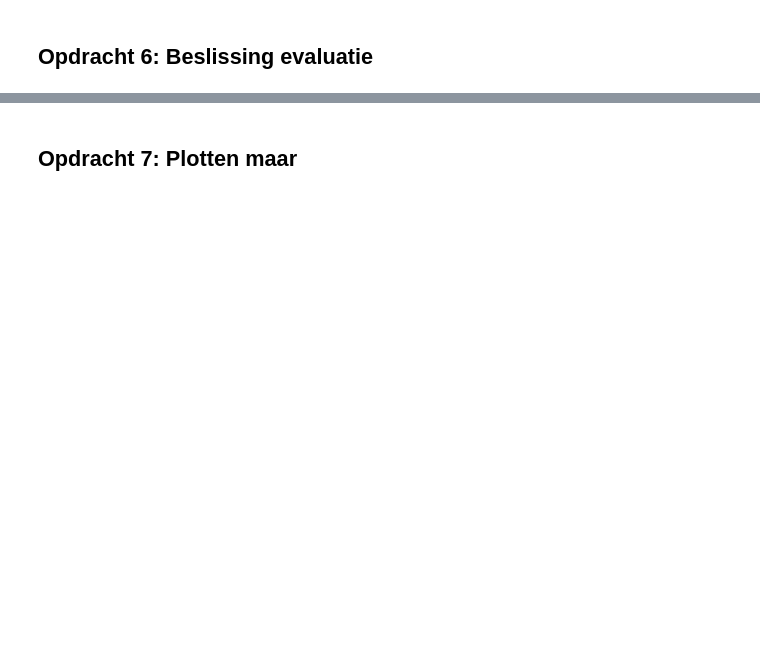
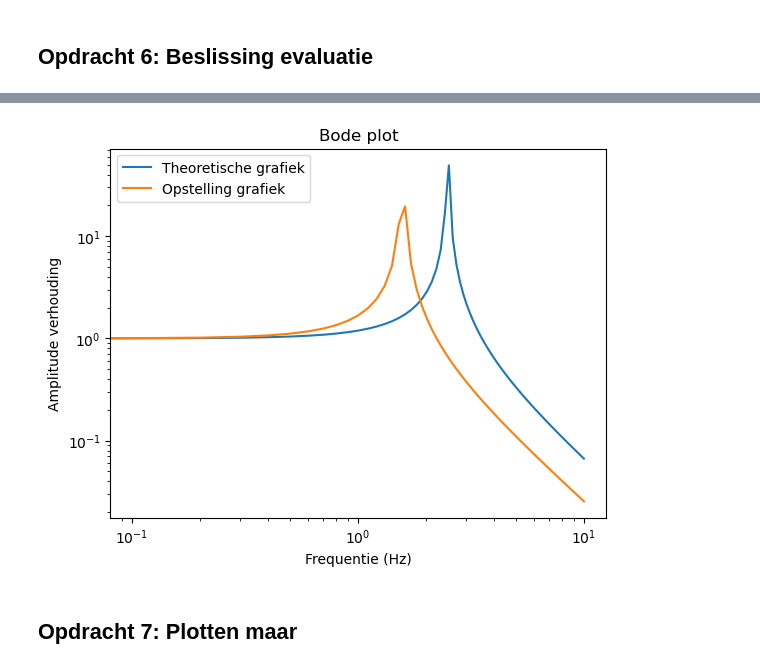
Before and after one commit to Tpalders/opdrachten-DEF-D, a Jupyter notebook: FysiekeOntwerpopdrachten/5MaakEenOpstellingTrillingsvrij/Ontwerpopdracht5MaakEenOpstellingTrillingsvrijInvulTemplate.ipynb, the cells around one changed output, grey strips where cells are left out. Cells and saved outputs as stored; diff of their text form; code cells hidden in the pictures; blank space fills up the shorter version.

```diff
--- a/FysiekeOntwerpopdrachten/5MaakEenOpstellingTrillingsvrij/Ontwerpopdracht5MaakEenOpstellingTrillingsvrijInvulTemplate.ipynb
+++ b/FysiekeOntwerpopdrachten/5MaakEenOpstellingTrillingsvrij/Ontwerpopdracht5MaakEenOpstellingTrillingsvrijInvulTemplate.ipynb
@@ -141,6 +142,21 @@ Deze grafiek heb je later weer nodig om je gemeten punten aan toe te voegen. Ga
 Als je hier negatief geantwoord hebt, kopieer onder deze cel dan alle cellen van Synthese tot en met Evaluation & decision en doorloop dat deel van het ontwerp proces nogmaals.
 # %%
 # Voeg hier je plot in.
+f = np.linspace(0,10,100)
+f_eigen2 = (1)/(2*np.pi) * np.sqrt(g/0.1)
+verhouding = np.abs(1/(1-(f/f_eigen)**2))
+verhouding_opstelling = np.abs(1/(1-(f/f_eigen2)**2))
+plt.plot(f,verhouding, label = "Theoretische grafiek")
+plt.plot(f,verhouding_opstelling, label = "Opstelling grafiek")
+plt.xscale("log")
+plt.yscale("log")
+plt.title("Bode plot")
+plt.xlabel("Frequentie (Hz)")
+plt.ylabel("Amplitude verhouding")
+plt.legend()
+plt.show()
+# %% [output]
+[figure, added]
 # %% [markdown]
 ## Opdracht 7: Plotten maar
 # %%
```
Also changed, not shown: parts of 4 cells of this notebook, 1 other file.
